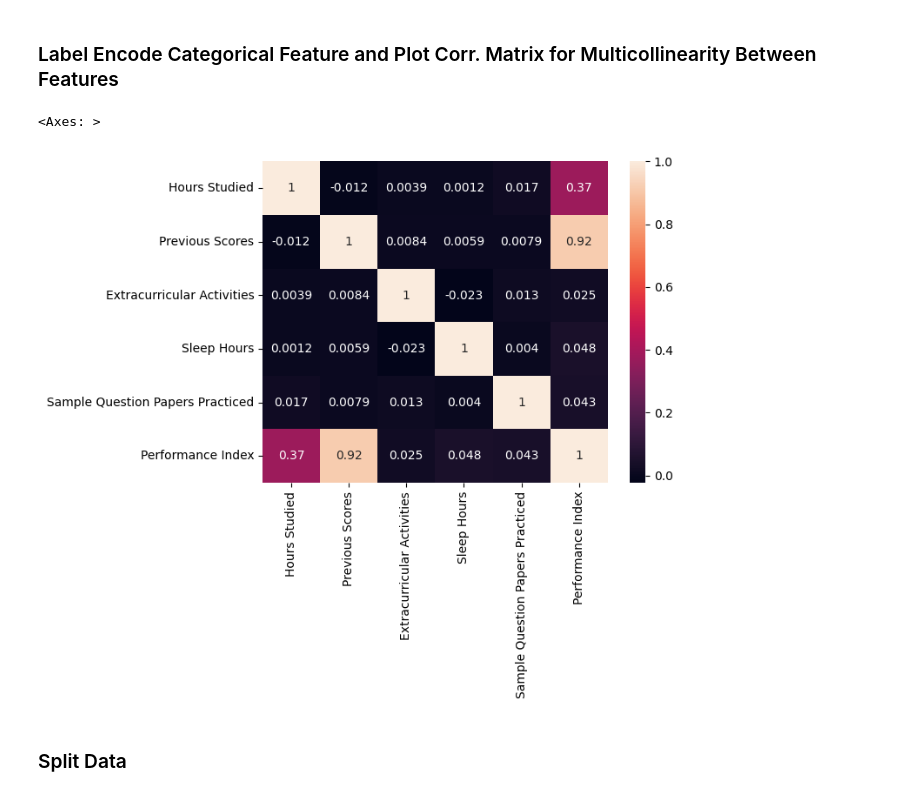
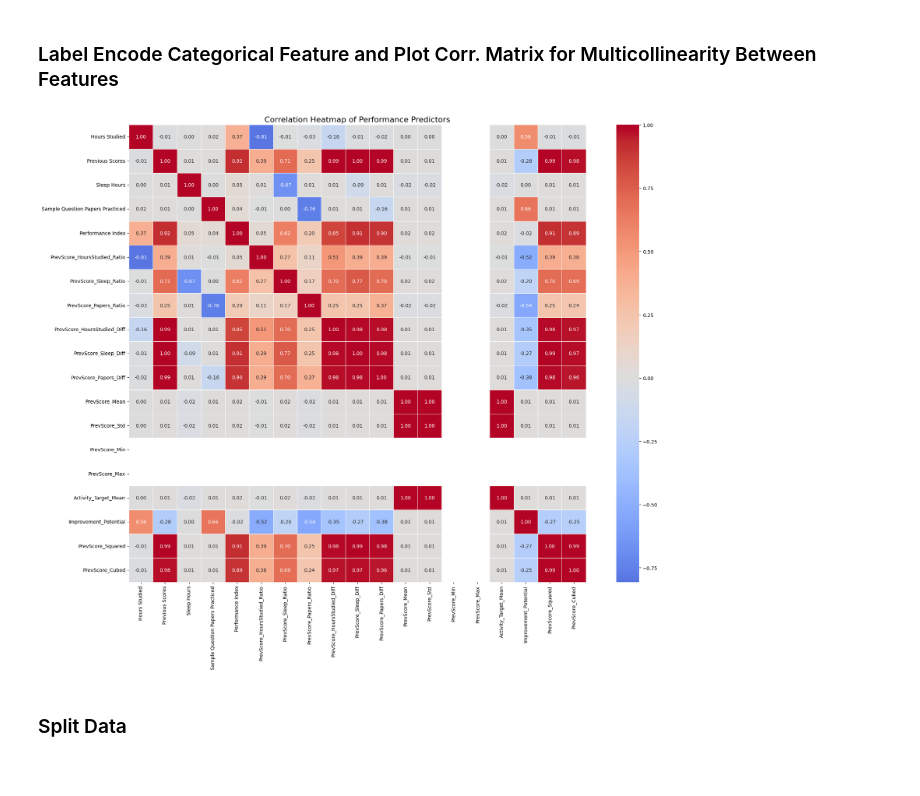
Before and after one commit to jacobmartin26/Kaggle, a Jupyter notebook: Student Performance Regressor/student-performance-regression-using-xgb.ipynb, the cells around one changed output. Cells and saved outputs as stored; diff of their text form; code cells hidden in the pictures.

```diff
--- a/Student Performance Regressor/student-performance-regression-using-xgb.ipynb
+++ b/Student Performance Regressor/student-performance-regression-using-xgb.ipynb
@@ -97,12 +182,31 @@ plt.show()
+# %%
+# Select only numeric columns for correlation
+numeric_columns = df.select_dtypes(include=['int64', 'float64']).columns
+correlation_matrix = df[numeric_columns].corr()
+
+# Create a large figure to accommodate many features
+plt.figure(figsize=(20, 16))
+
+# Create heatmap
+sns.heatmap(correlation_matrix,
+            cmap='coolwarm',  # Blue-white-red color palette
+            annot=True,       # Show correlation values
+            cbar=True,        # Color bar on the side
+            square=True,      # Make plot square
+            fmt='.2f',        # Format correlation values to 2 decimal places
+            linewidths=0.5,   # Add lines between cells
+            center=0)         # Center color scale at 0
+
+plt.title('Correlation Heatmap of Performance Predictors', fontsize=16)
+plt.tight_layout()
+plt.show()
+# %% [output]
+[figure, added]
 # %%
-from sklearn.preprocessing import LabelEncoder
+# Label Encoding
 le = LabelEncoder()
-df["Extracurricular Activities"] = le.fit_transform(df["Extracurricular Activities"])
-corr = df.corr()
-sns.heatmap(corr, annot = True)
+df["Extracurricular Activities"] = le.fit_transform(df["Extracurricular Activities"].astype(str))
+df["Performance_Trend"] = le.fit_transform(df["Performance_Trend"].astype(str))
-# %% [output]
-<Axes: >
-[figure, removed]
 # %% [markdown]
 ### Split Data
 # %%
```
Also changed, not shown: parts of 6 cells of this notebook.
